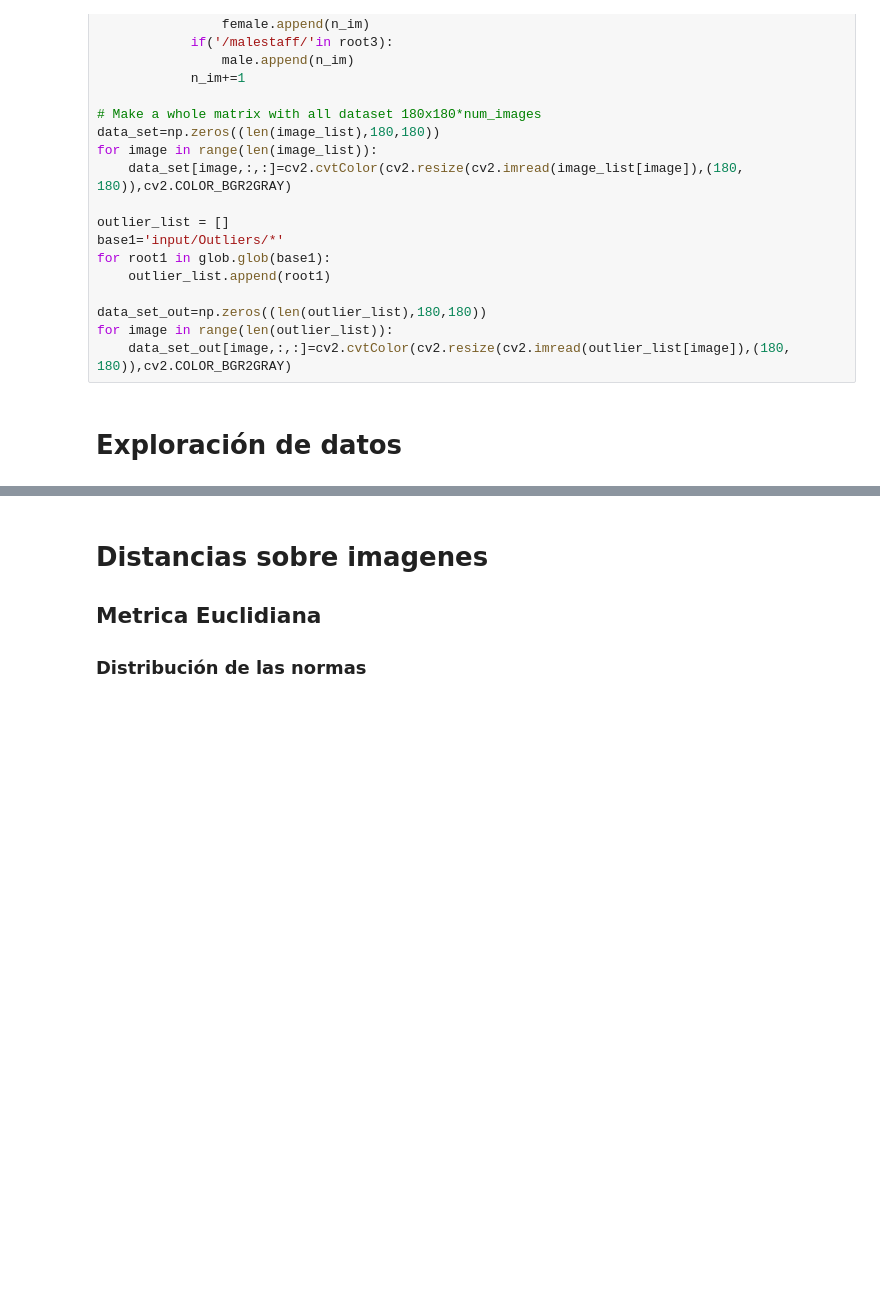
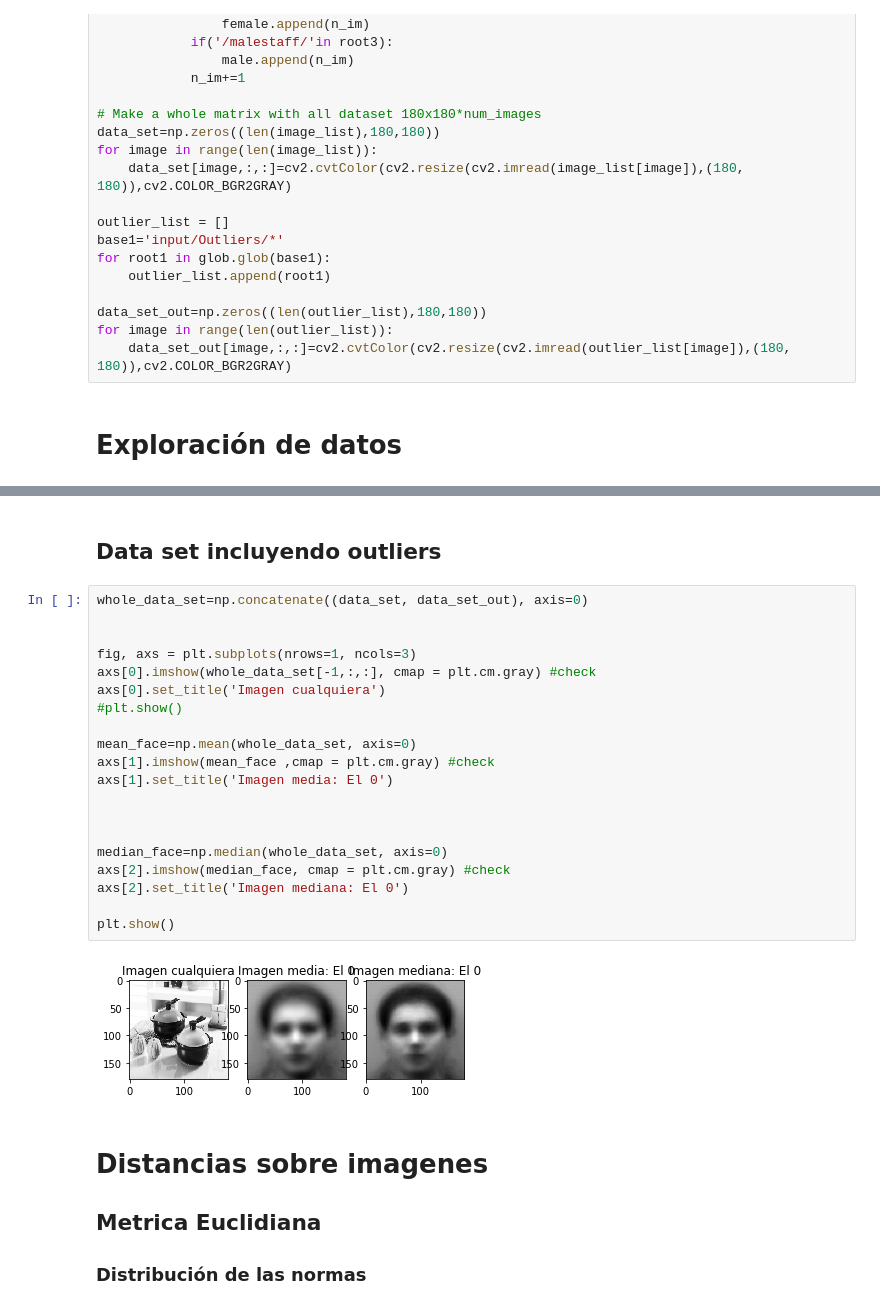
Before and after one commit to BaoxiticDC/Proyecto_Integrador1, a Jupyter notebook: Entrega_entendimiento_normas.ipynb, the cells around one changed output, grey strips where cells are left out. Saved outputs shown, nothing was run; the diff lists cells and outputs as text; blank space fills up the shorter version.

```diff
--- a/Entrega_entendimiento_normas.ipynb
+++ b/Entrega_entendimiento_normas.ipynb
@@ -113,3 +120,27 @@ plt.show()
+# %% [markdown]
+## Data set incluyendo outliers
+# %%
+whole_data_set=np.concatenate((data_set, data_set_out), axis=0)
+
+
+fig, axs = plt.subplots(nrows=1, ncols=3)
+axs[0].imshow(whole_data_set[-1,:,:], cmap = plt.cm.gray) #check
+axs[0].set_title('Imagen cualquiera')
+#plt.show()
+
+mean_face=np.mean(whole_data_set, axis=0)
+axs[1].imshow(mean_face ,cmap = plt.cm.gray) #check
+axs[1].set_title('Imagen media: El 0')
+
+
+
+median_face=np.median(whole_data_set, axis=0)
+axs[2].imshow(median_face, cmap = plt.cm.gray) #check
+axs[2].set_title('Imagen mediana: El 0')
+
+plt.show()
+# %% [output]
+[figure, added]
 # %% [markdown]
 # Distancias sobre imagenes
 ## Metrica Euclidiana
```
Also changed, not shown: parts of 1 cell of this notebook, 1 other file.
